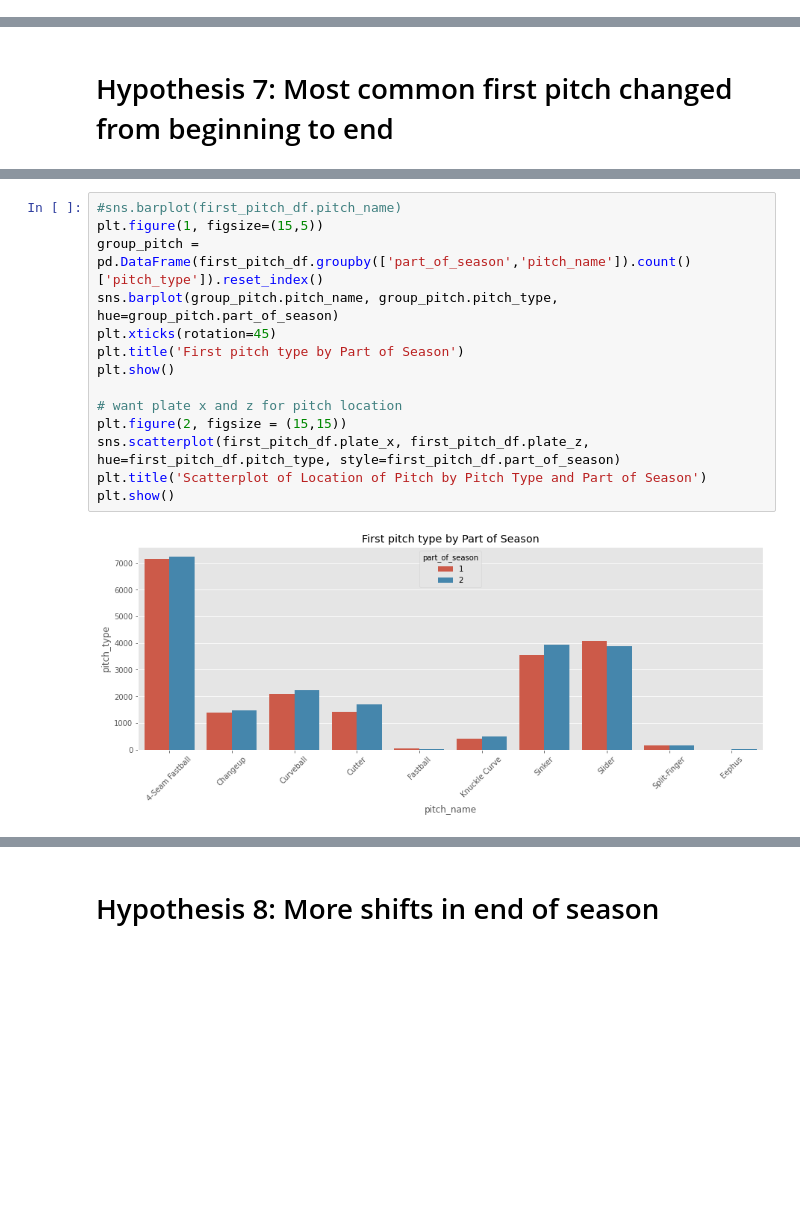
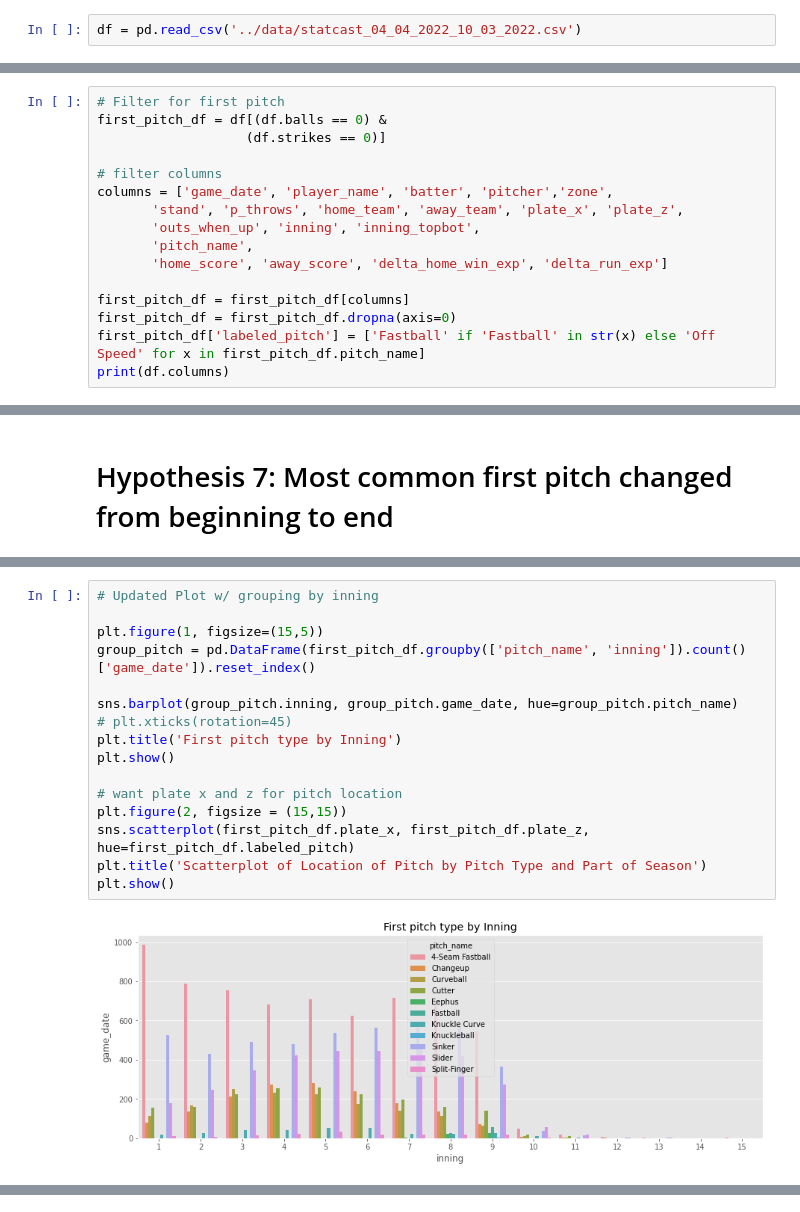
Before and after one commit to arridani/w209-final, a Jupyter notebook: notebooks/hypothesis7_eda.ipynb, the cells around one changed output, grey strips where cells are left out. Drawn from its saved outputs; the diff is of its cells as text; blank space fills up the shorter version.

```diff
--- a/notebooks/hypothesis7_eda.ipynb
+++ b/notebooks/hypothesis7_eda.ipynb
@@ -16,3 +8,5 @@ df = pd.concat([df1, df2], axis = 0)
+# %%
+df = pd.read_csv('../data/statcast_04_04_2022_10_03_2022.csv')
 # %%
 print(df.shape)
 display(df.head(10))
@@ -37,0 +28,16 @@ first_pitch_df = df[(df.balls == 0) &
+# %%
+# Filter for first pitch
+first_pitch_df = df[(df.balls == 0) &
+                   (df.strikes == 0)]
+
+# filter columns
+columns = ['game_date', 'player_name', 'batter', 'pitcher','zone',
+       'stand', 'p_throws', 'home_team', 'away_team', 'plate_x', 'plate_z',
+       'outs_when_up', 'inning', 'inning_topbot',
+       'pitch_name',
+       'home_score', 'away_score', 'delta_home_win_exp', 'delta_run_exp']
+
+first_pitch_df = first_pitch_df[columns]
+first_pitch_df = first_pitch_df.dropna(axis=0)
+first_pitch_df['labeled_pitch'] = ['Fastball' if 'Fastball' in str(x) else 'Off Speed' for x in first_pitch_df.pitch_name]
+print(df.columns)
@@ -57,16 +83,18 @@ first_pitch_df
 # %%
-#sns.barplot(first_pitch_df.pitch_name)
+# Updated Plot w/ grouping by inning
+
 plt.figure(1, figsize=(15,5))
-group_pitch = pd.DataFrame(first_pitch_df.groupby(['part_of_season','pitch_name']).count()['pitch_type']).reset_index()
-sns.barplot(group_pitch.pitch_name, group_pitch.pitch_type, hue=group_pitch.part_of_season)
-plt.xticks(rotation=45)
-plt.title('First pitch type by Part of Season')
+group_pitch = pd.DataFrame(first_pitch_df.groupby(['pitch_name', 'inning']).count()['game_date']).reset_index()
+
+sns.barplot(group_pitch.inning, group_pitch.game_date, hue=group_pitch.pitch_name)
+# plt.xticks(rotation=45)
+plt.title('First pitch type by Inning')
 plt.show()
 
 # want plate x and z for pitch location
 plt.figure(2, figsize = (15,15))
-sns.scatterplot(first_pitch_df.plate_x, first_pitch_df.plate_z, hue=first_pitch_df.pitch_type, style=first_pitch_df.part_of_season)
+sns.scatterplot(first_pitch_df.plate_x, first_pitch_df.plate_z, hue=first_pitch_df.labeled_pitch)
 plt.title('Scatterplot of Location of Pitch by Pitch Type and Part of Season')
 plt.show()
 # %% [output]
-[figure, old version]
+[figure, new version]
@@ -74,2 +101,0 @@ plt.show()
-# %% [markdown]
-# Hypothesis 8: More shifts in end of season
```
Also changed, not shown: parts of 10 cells of this notebook, 2 other files.
